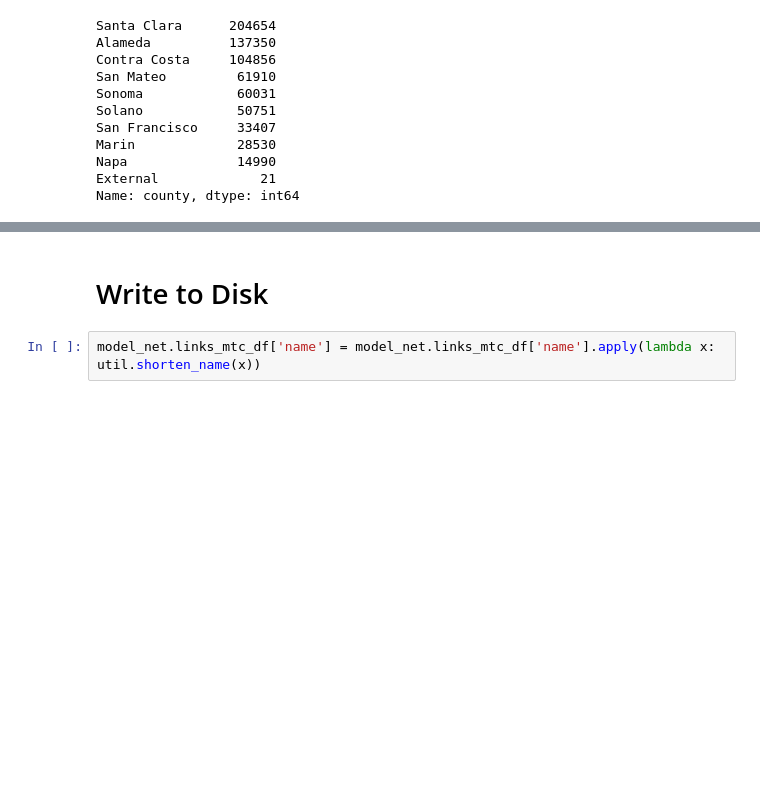
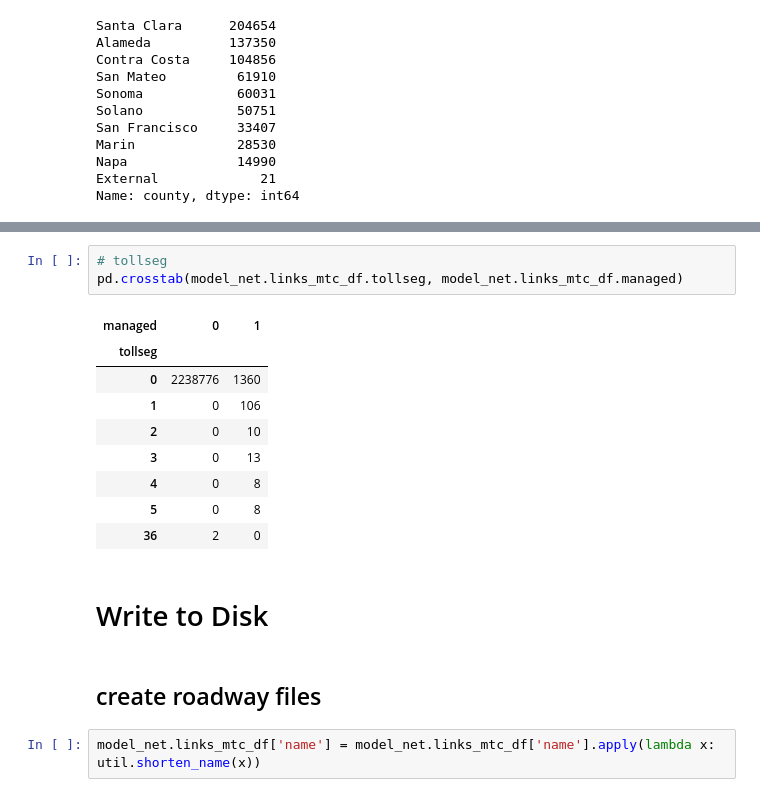
Before and after one commit to BayAreaMetro/travel-model-two-networks, a Jupyter notebook: notebooks/10-all-projects.ipynb, the cells around one changed output, grey strips where cells are left out. Saved outputs shown, nothing was run; the diff lists cells and outputs as text; blank space fills up the shorter version.

```diff
--- a/notebooks/10-all-projects.ipynb
+++ b/notebooks/10-all-projects.ipynb
@@ -1088,5 +1340,20 @@ Name: county, dtype: int64
+# %%
+# tollseg
+pd.crosstab(model_net.links_mtc_df.tollseg, model_net.links_mtc_df.managed)
+# %% [output]
+| managed | 0 | 1 |
+| tollseg |  |  |
+| 0 | 2238776 | 1360 |
+| 1 | 0 | 106 |
+| 2 | 0 | 10 |
+| 3 | 0 | 13 |
+| 4 | 0 | 8 |
+| 5 | 0 | 8 |
+| 36 | 2 | 0 |
 # %% [markdown]
 # Write to Disk
+# %% [markdown]
+## create roadway files
 # %%
 model_net.links_mtc_df['name'] = model_net.links_mtc_df['name'].apply(lambda x: util.shorten_name(x))
 # %%
```
Also changed, not shown: parts of 65 cells of this notebook.
